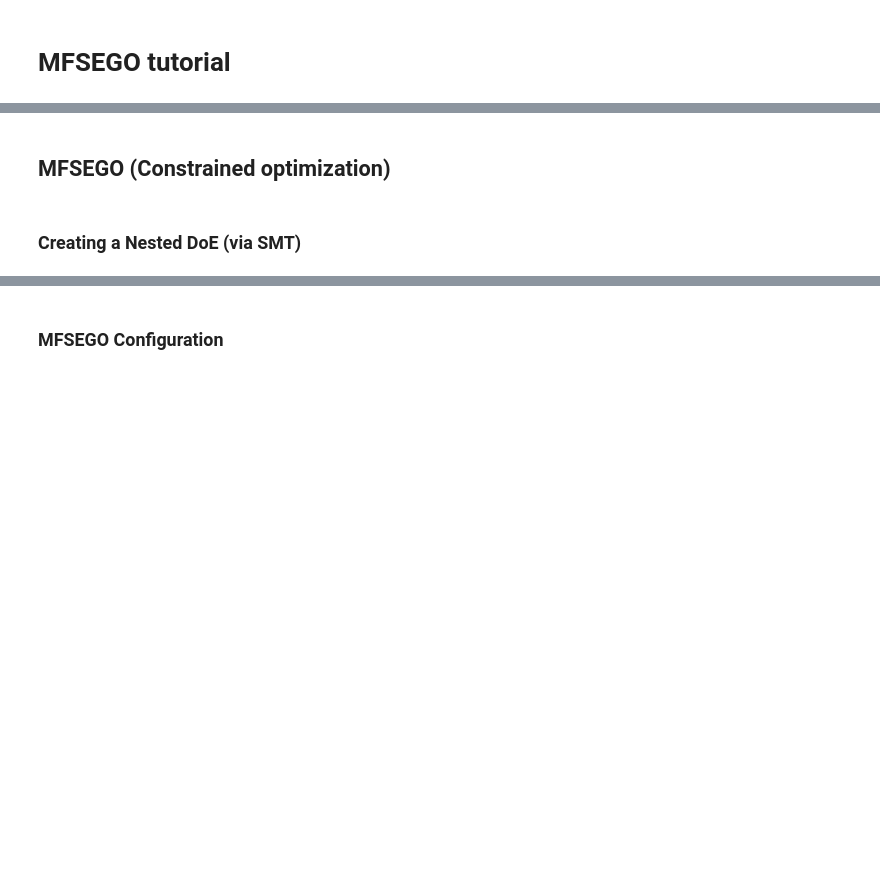
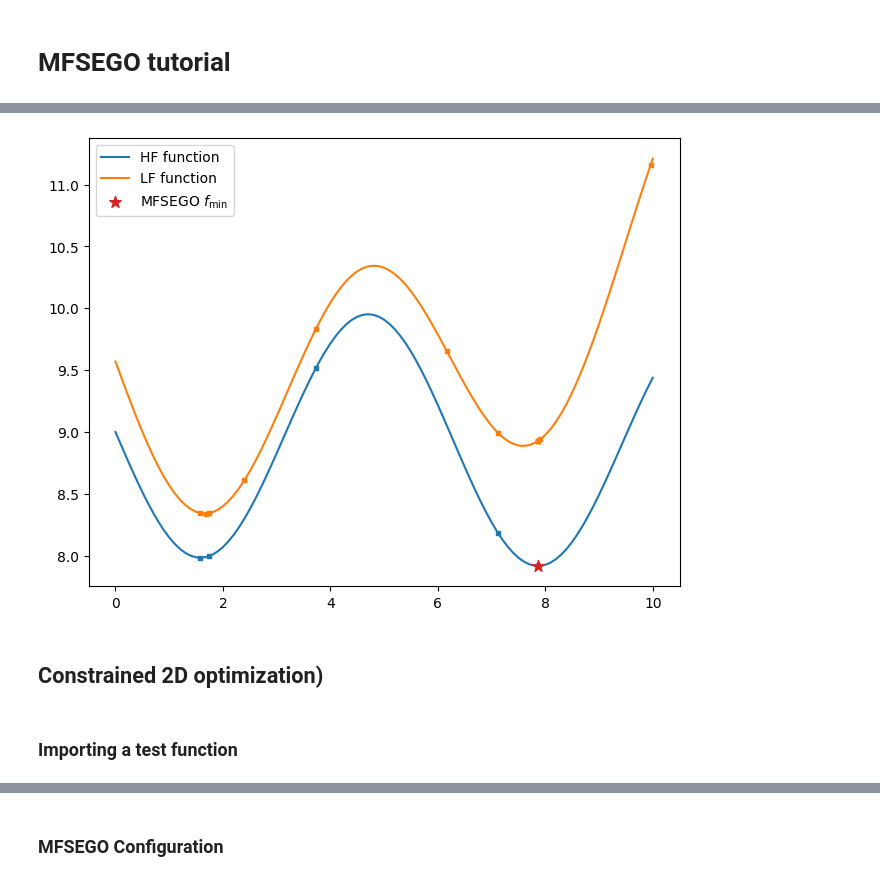
Before and after one commit to SMTorg/smt-optim, a Jupyter notebook: examples/mfsego.ipynb, the cells around one changed output, grey strips where cells are left out. Drawn from its saved outputs; the diff is of its cells as text; code cells hidden in the pictures; blank space fills up the shorter version.

```diff
--- a/examples/mfsego.ipynb
+++ b/examples/mfsego.ipynb
@@ -56,4 +83,18 @@ plt.show()
+# %%
+sample = state.get_best_sample()
+
+fig, ax = plt.subplots(layout="constrained")
+ax.plot(x_valid, y_hf, label="HF function")
+ax.plot(x_valid, y_lf, label="LF function")
+
+for lvl in reversed(range(2)):
+    ax.scatter(xt[lvl], yt[lvl], 5, marker="s")
+
+ax.scatter(sample.x, sample.obj, 75, marker="*", color="C3", zorder=20, label=r"MFSEGO $f_{\min}$")
+
+plt.legend()
+plt.show()
+# %% [output]
+[figure, added]
 # %% [markdown]
-## MFSEGO (Constrained optimization)
+## Constrained 2D optimization)
-# %% [markdown]
-### Creating a Nested DoE (via SMT)
@@ -65,0 +101,2 @@ doe = sampler(3)
+# %% [markdown]
+### Importing a test function
```
Also changed, not shown: parts of 14 cells of this notebook, 31 other files.
